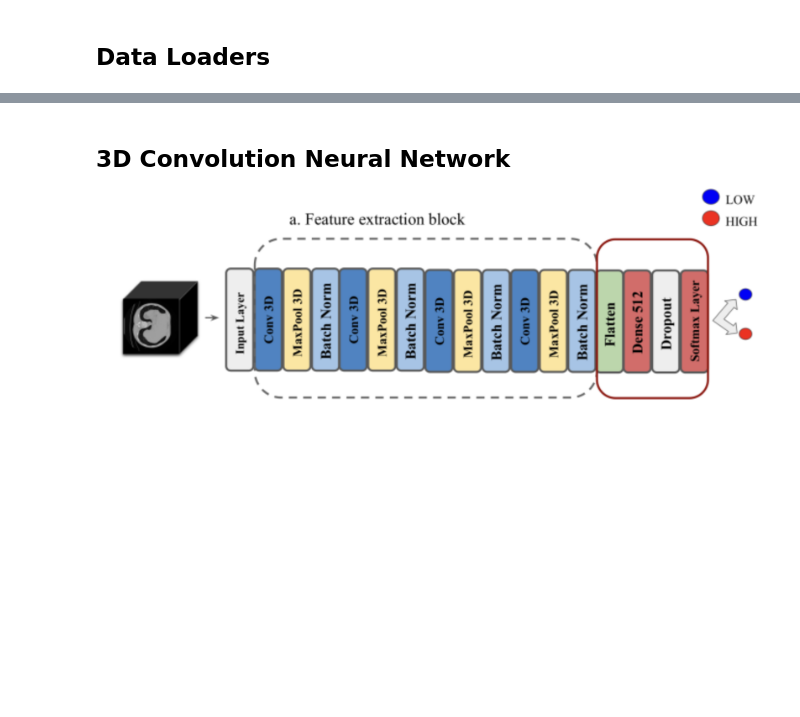
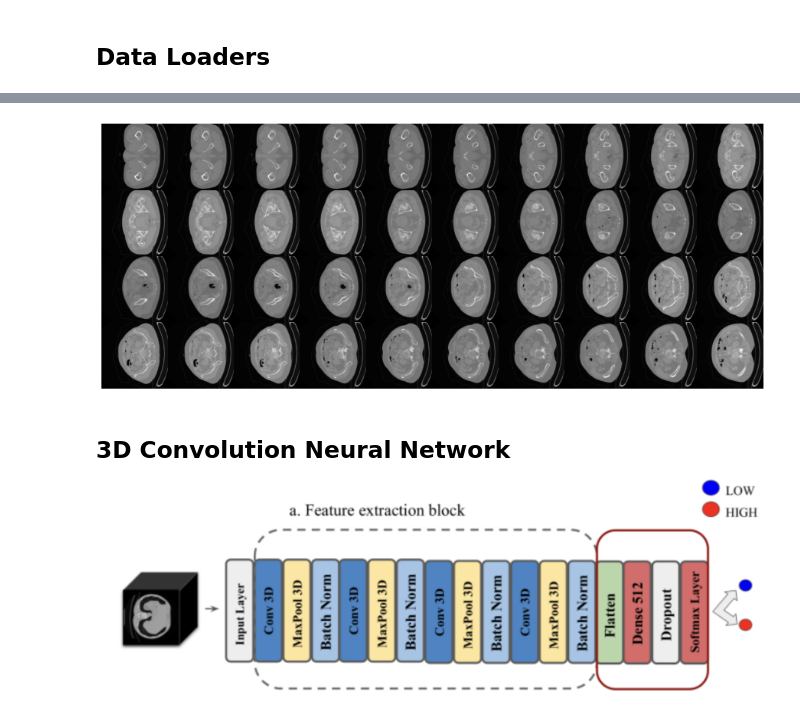
Before and after one commit to hepxpansion/Tatz_Thesis, a Jupyter notebook: Thesis.ipynb, the cells around one changed output, grey strips where cells are left out. Saved outputs shown, nothing was run; the diff lists cells and outputs as text; code cells hidden in the pictures; blank space fills up the shorter version.

```diff
--- a/Thesis.ipynb
+++ b/Thesis.ipynb
@@ -156,0 +33,5 @@ plt.show()
+# %%
+# Use this everytime when starting or when kernal crashes unexpetedly
+
+df = pd.read_excel('df.xlsx', engine='openpyxl')
+df_resampled = get_resampled_dataframe(data_folder=pathlib.Path(data_folder), seed=42)
@@ -180,3 +106,33 @@ validation_loader = tf.data.Dataset.from_tensor_slices((x_val, y_val))
+# %%
+def plot_slices(num_rows, num_columns, width, height, data):
+    """Plot a montage of 20 CT slices"""
+    data = np.rot90(np.array(data))
+    data = np.transpose(data)
+    data = np.reshape(data, (num_rows, num_columns, width, height))
+    rows_data, columns_data = data.shape[0], data.shape[1]
+    heights = [slc[0].shape[0] for slc in data]
+    widths = [slc.shape[1] for slc in data[0]]
+    fig_width = 12.0
+    fig_height = fig_width * sum(heights) / sum(widths)
+    f, axarr = plt.subplots(
+        rows_data,
+        columns_data,
+        figsize=(fig_width, fig_height),
+        gridspec_kw={"height_ratios": heights},
+    )
+    for i in range(rows_data):
+        for j in range(columns_data):
+            axarr[i, j].imshow(data[i][j], cmap="gray")
+            axarr[i, j].axis("off")
+    plt.subplots_adjust(wspace=0, hspace=0, left=0, right=1, bottom=0, top=1)
+    plt.show()
+
+
+# Visualize montage of slices.
+# 4 rows and 10 columns for 100 slices of the CT scan.
+plot_slices(4, 10, 128, 128, image[:, :, :40])
+# %% [output]
+[figure, added]
 # %% [markdown]
 ## 3D Convolution Neural Network
 
```
Also changed, not shown: parts of 23 cells of this notebook, 1 other file.
